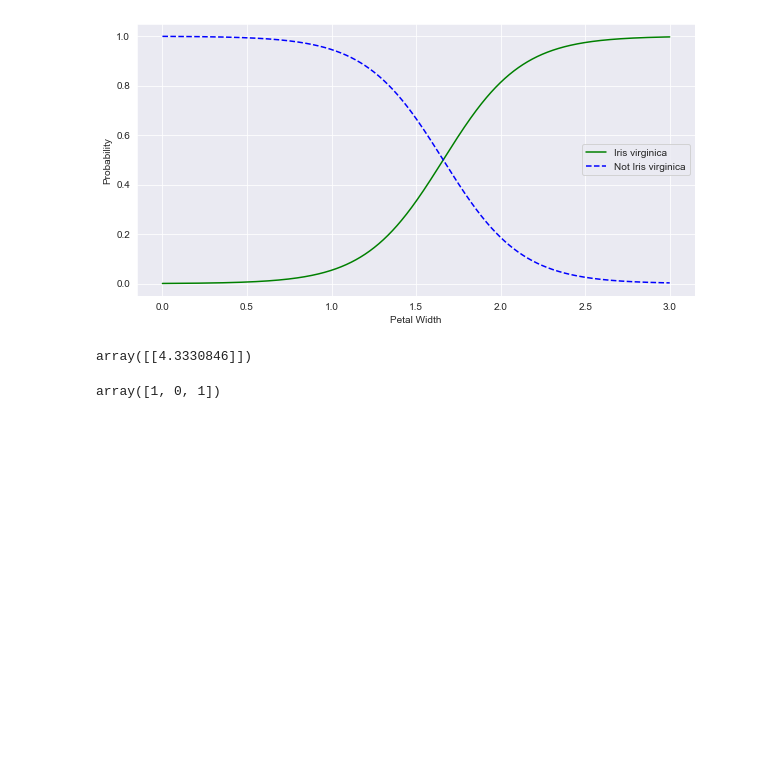
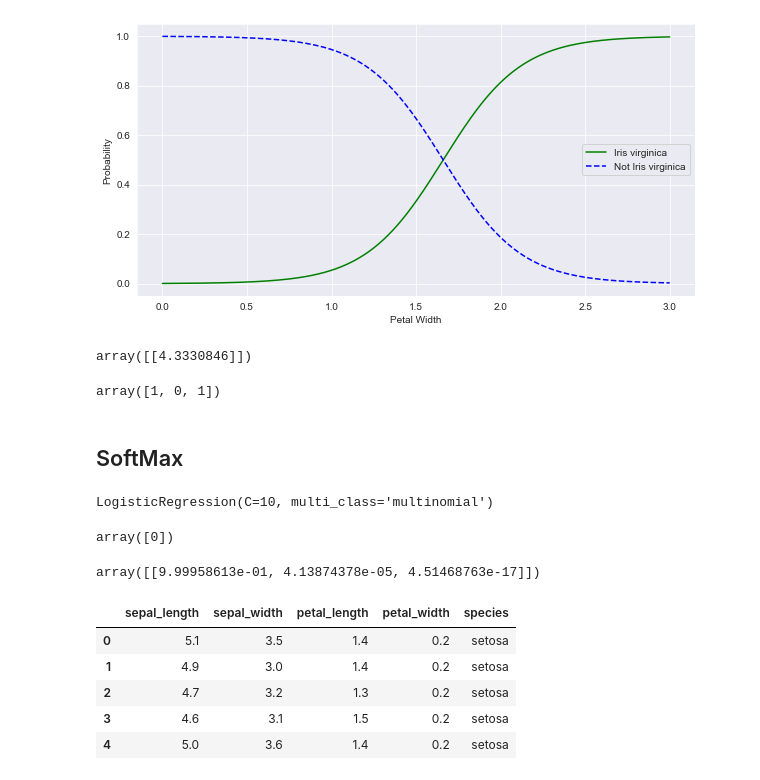
Before and after one commit to trillianx/machine_learning_notes, a Jupyter notebook: Hands_on_ML/notebooks/Chapter_04.ipynb, the cells around one changed output. Cells and saved outputs as stored; diff of their text form; code cells hidden in the pictures; blank space fills up the shorter version.

```diff
--- a/Hands_on_ML/notebooks/Chapter_04.ipynb
+++ b/Hands_on_ML/notebooks/Chapter_04.ipynb
@@ -272,3 +272,21 @@ array([[4.3330846]])
 log_reg.predict([[1.7], [1.5], [1.8]])
 # %% [output]
 array([1, 0, 1])
+# %% [markdown]
+## SoftMax
+# %%
+X = iris["data"][:, (2, 3)]  # petal length, petal width
+y = iris["target"]
+
+softmax_reg = LogisticRegression(multi_class="multinomial",solver="lbfgs", C=10)
+softmax_reg.fit(X, y)
+# %% [output]
+LogisticRegression(C=10, multi_class='multinomial')
+# %%
+softmax_reg.predict([[0.5, 0.3]])
+# %% [output]
+array([0])
+# %%
+softmax_reg.predict_proba([[0.5, 0.3]])
+# %% [output]
+array([[9.99958613e-01, 4.13874378e-05, 4.51468763e-17]])
@@ -274,0 +295,9 @@ array([1, 0, 1])
+# %%
+iris.head()
+# %% [output]
+|  | sepal_length | sepal_width | petal_length | petal_width | species |
+| 0 | 5.1 | 3.5 | 1.4 | 0.2 | setosa |
+| 1 | 4.9 | 3.0 | 1.4 | 0.2 | setosa |
+| 2 | 4.7 | 3.2 | 1.3 | 0.2 | setosa |
+| 3 | 4.6 | 3.1 | 1.5 | 0.2 | setosa |
+| 4 | 5.0 | 3.6 | 1.4 | 0.2 | setosa |
```
Also changed, not shown: parts of 4 cells of this notebook, 14 other files.
